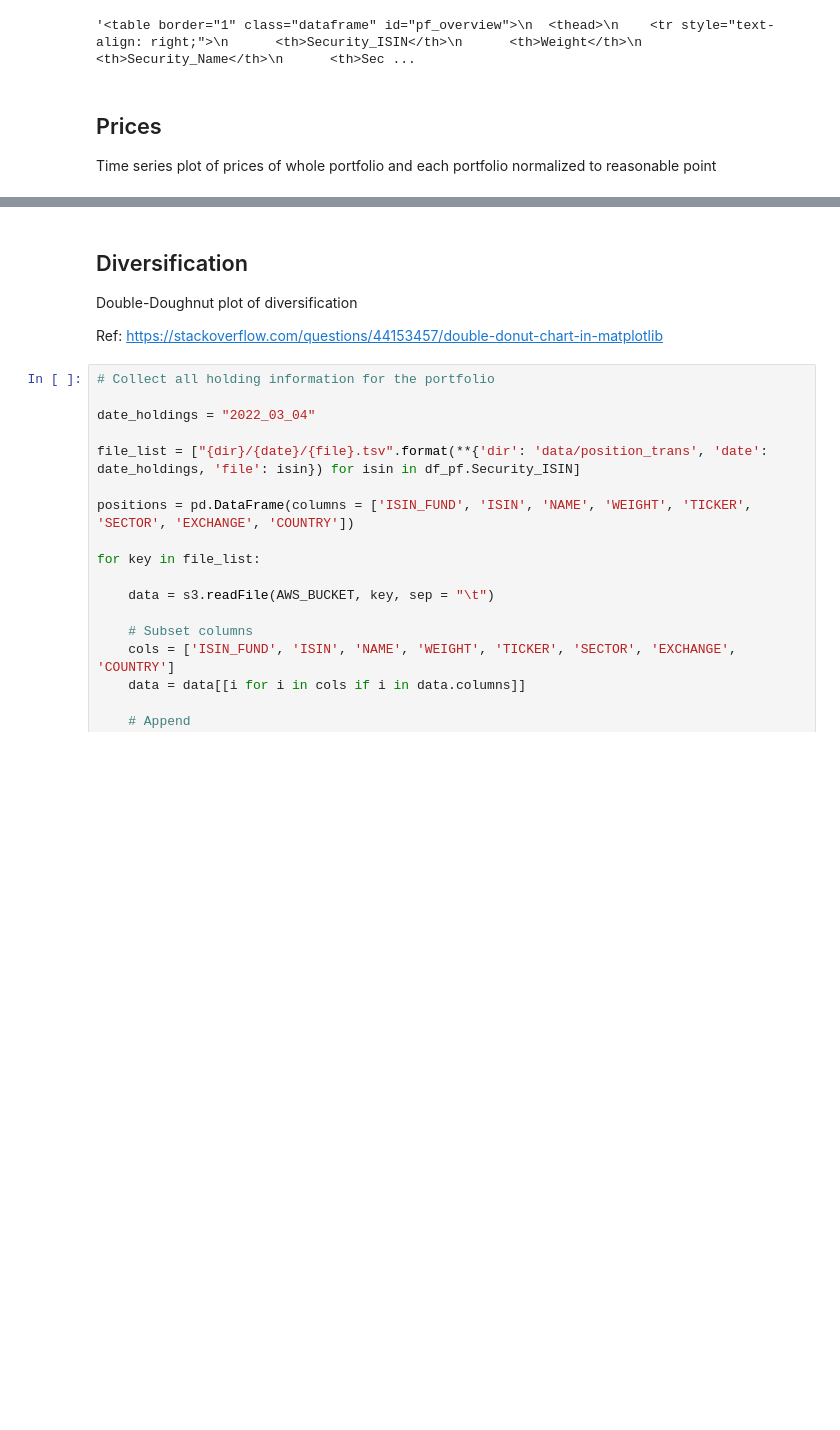
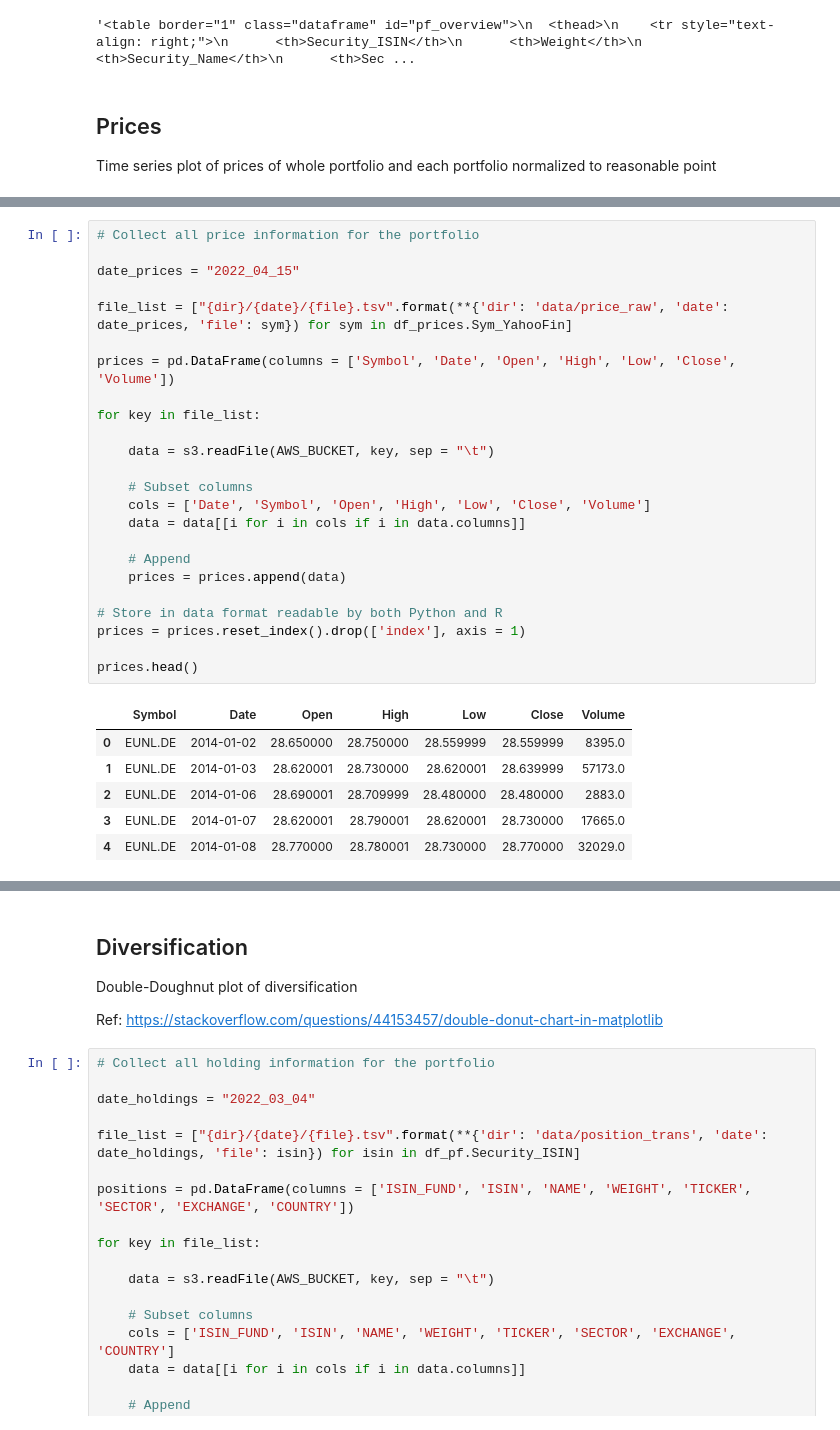
Before and after one commit to Mebbel/PortfolioManagement, a Jupyter notebook: _0001_Dashboard.ipynb, the cells around one changed output, grey strips where cells are left out. Cells and saved outputs as stored; diff of their text form; blank space fills up the shorter version.

```diff
--- a/_0001_Dashboard.ipynb
+++ b/_0001_Dashboard.ipynb
@@ -101,0 +115,31 @@ Time series plot of prices of whole portfolio and each portfolio normalized to r
+# %%
+# Collect all price information for the portfolio
+
+date_prices = "2022_04_15"
+
+file_list = ["{dir}/{date}/{file}.tsv".format(**{'dir': 'data/price_raw', 'date': date_prices, 'file': sym}) for sym in df_prices.Sym_YahooFin]
+
+prices = pd.DataFrame(columns = ['Symbol', 'Date', 'Open', 'High', 'Low', 'Close', 'Volume'])
+
+for key in file_list:
+
+    data = s3.readFile(AWS_BUCKET, key, sep = "\t")
+
+    # Subset columns
+    cols = ['Date', 'Symbol', 'Open', 'High', 'Low', 'Close', 'Volume']
+    data = data[[i for i in cols if i in data.columns]]
+
+    # Append
+    prices = prices.append(data)
+
+# Store in data format readable by both Python and R
+prices = prices.reset_index().drop(['index'], axis = 1)
+
+prices.head()
+# %% [output]
+|  | Symbol | Date | Open | High | Low | Close | Volume |
+| 0 | EUNL.DE | 2014-01-02 | 28.650000 | 28.750000 | 28.559999 | 28.559999 | 8395.0 |
+| 1 | EUNL.DE | 2014-01-03 | 28.620001 | 28.730000 | 28.620001 | 28.639999 | 57173.0 |
+| 2 | EUNL.DE | 2014-01-06 | 28.690001 | 28.709999 | 28.480000 | 28.480000 | 2883.0 |
+| 3 | EUNL.DE | 2014-01-07 | 28.620001 | 28.790001 | 28.620001 | 28.730000 | 17665.0 |
+| 4 | EUNL.DE | 2014-01-08 | 28.770000 | 28.780001 | 28.730000 | 28.770000 | 32029.0 |
```
Also changed, not shown: parts of 10 cells of this notebook, 3 other files.
